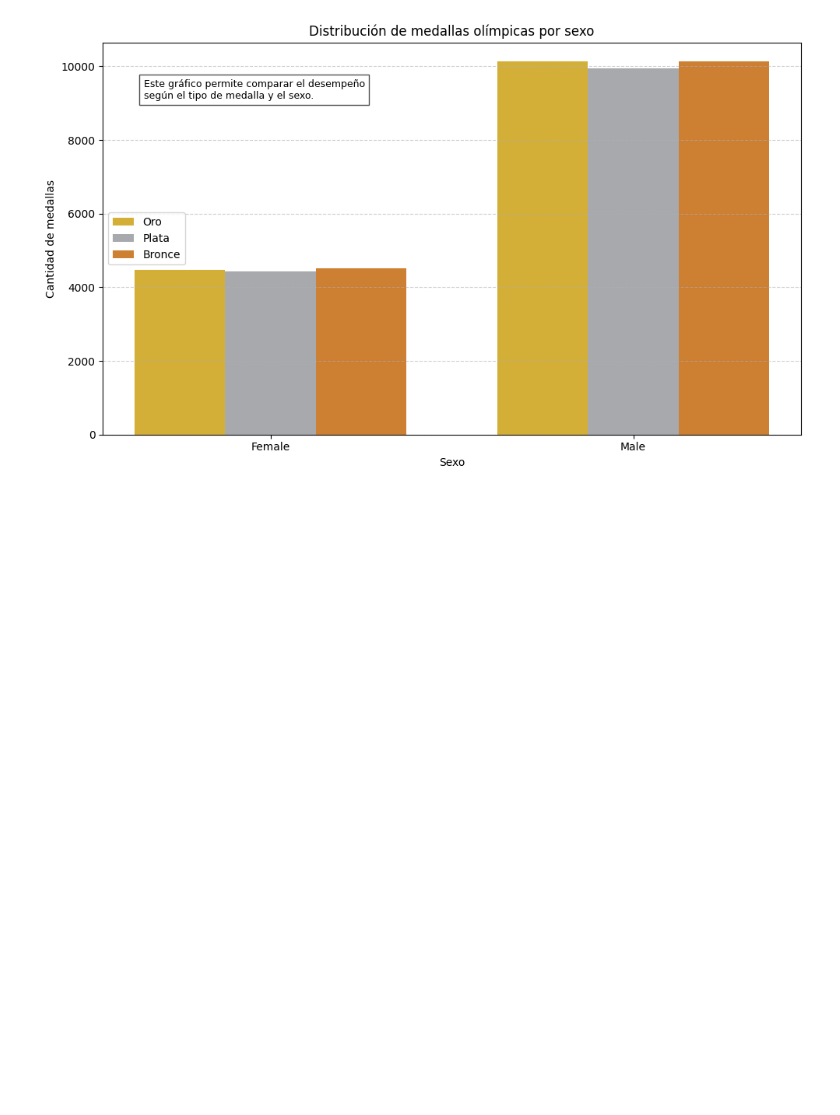
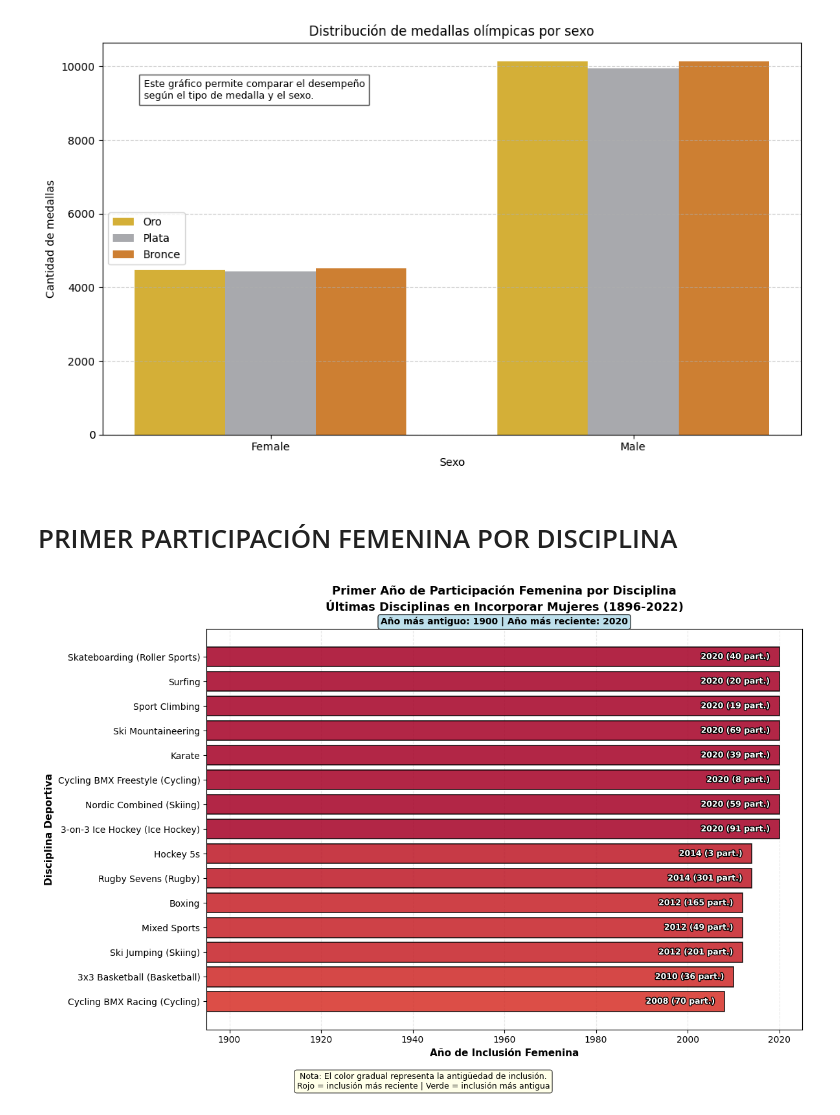
Before and after one commit to A-n9ie/proyecto_analisis_datos_IC2026, a Jupyter notebook: github_colab.ipynb, the cells around one changed output. Saved outputs shown, nothing was run; the diff lists cells and outputs as text; code cells hidden in the pictures; blank space fills up the shorter version.

Commit message:
gráfico Primer año año de participación femenina

```diff
--- a/github_colab.ipynb
+++ b/github_colab.ipynb
@@ -258,3 +258,5 @@ plt.tight_layout()
 plt.show()
 # %% [output]
 [figure]
+# %% [markdown]
+# PRIMER PARTICIPACIÓN FEMENINA POR DISCIPLINA
@@ -260,0 +402,4 @@ plt.show()
+# %%
+visualize_first_female_participation(df,15)
+# %% [output]
+[figure, added]
```
Also changed, not shown: parts of 3 cells of this notebook.
